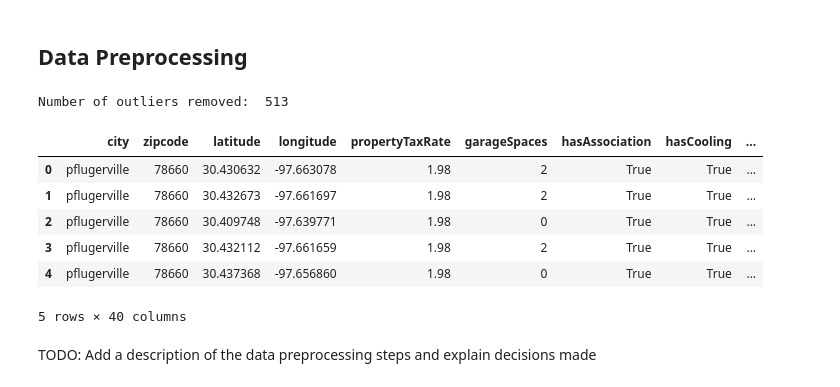
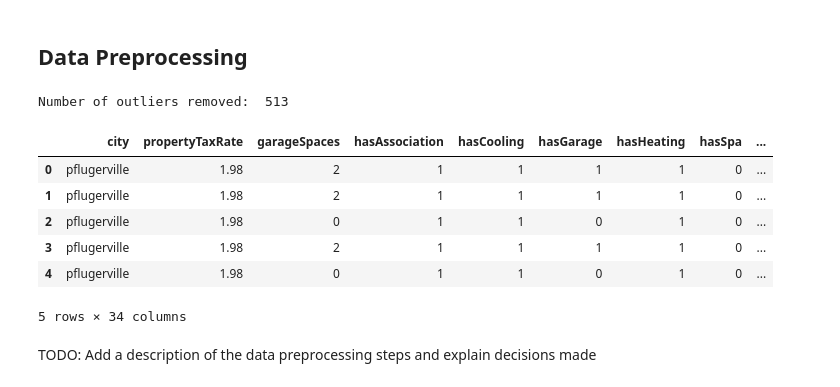
Before and after one commit to QuinnMatthews/MLinPyNotebooks, a Jupyter notebook: Lab Three/LabThree.ipynb, the cells around one changed output. Drawn from its saved outputs; the diff is of its cells as text; code cells hidden in the pictures.

```diff
--- a/Lab Three/LabThree.ipynb
+++ b/Lab Three/LabThree.ipynb
@@ -19,42 +19,63 @@ data = pd.read_csv('austinHousingData.csv')
 # Update columns
 #
 
-# Drop Street Address, description, homeImage
-data = data.drop(['zpid', 'garageSpaces', 'streetAddress', 'description', 'homeImage', 'numOfPhotos', 'latestPriceSource', 'numPriceChanges'], axis=1)
+# Drop columns that are not useful for the analysis
+data = data.drop(['zpid',
+                  'streetAddress',
+                  'description',
+                  'homeImage',
+                  'numOfPhotos',
+                  'latestPriceSource',
+                  'numPriceChanges',
+                  'zipcode',
+                  'latitude',
+                  'longitude',
+                  ], axis=1)
 
 # Remove extreme outliers
 third_quartile = data['latestPrice'].quantile(0.75)
 first_quartile = data['latestPrice'].quantile(0.25)
 IQR = third_quartile - first_quartile
 
 initial_count = data.shape[0]
 data = data[data['latestPrice'] < (third_quartile + 3 * IQR)]
 data = data[data['latestPrice'] > (first_quartile - 3 * IQR)]
 print("Number of outliers removed: ", initial_count - data.shape[0])
 
 # Set the latestPrice to a categorical variable
 data['latestPrice'] = pd.cut(data['latestPrice'],
                              bins=[0,
                                    data['latestPrice'].quantile(0.33),
                                    data['latestPrice'].quantile(0.66),
                                    data['latestPrice'].max()],
                              labels=['Low', 'Medium', 'High'])
+data['latestPrice'] = pd.Categorical(data['latestPrice'], categories=['Low', 'Medium', 'High'], ordered=True)
+
+# Combine the numOfSchools into one column
+data['numOfSchools'] = data['numOfPrimarySchools'] + data['numOfElementarySchools'] + data['numOfMiddleSchools'] + data['numOfHighSchools']
+data = data.drop(['numOfPrimarySchools', 'numOfElementarySchools', 'numOfMiddleSchools', 'numOfHighSchools'], axis=1)
+
+# Conver true/false to 1/0
+for col in data.columns:
+    if data[col].dtype == 'bool':
+        data[col] = data[col].astype(int)
+
 
 #
 # Display Data information
 #
 
 # Print the first 5 rows of the dataframe.
 data.head()
 # %% [output]
 Number of outliers removed:  513
-|  | city | zipcode | latitude | longitude | propertyTaxRate | garageSpaces | hasAssociation | hasCooling | ... |
-| 0 | pflugerville | 78660 | 30.430632 | -97.663078 | 1.98 | 2 | True | True | ... |
-| 1 | pflugerville | 78660 | 30.432673 | -97.661697 | 1.98 | 2 | True | True | ... |
-| 2 | pflugerville | 78660 | 30.409748 | -97.639771 | 1.98 | 0 | True | True | ... |
-| 3 | pflugerville | 78660 | 30.432112 | -97.661659 | 1.98 | 2 | True | True | ... |
-| 4 | pflugerville | 78660 | 30.437368 | -97.656860 | 1.98 | 0 | True | True | ... |
+|  | city | propertyTaxRate | garageSpaces | hasAssociation | hasCooling | hasGarage | hasHeating | hasSpa | ... |
+| 0 | pflugerville | 1.98 | 2 | 1 | 1 | 1 | 1 | 0 | ... |
+| 1 | pflugerville | 1.98 | 2 | 1 | 1 | 1 | 1 | 0 | ... |
+| 2 | pflugerville | 1.98 | 0 | 1 | 1 | 0 | 1 | 0 | ... |
+| 3 | pflugerville | 1.98 | 2 | 1 | 1 | 1 | 1 | 0 | ... |
+| 4 | pflugerville | 1.98 | 0 | 1 | 1 | 0 | 1 | 0 | ... |
-5 rows × 40 columns
+5 rows × 34 columns
 # %% [markdown]
 TODO: Add a description of the data preprocessing steps and explain decisions made
 # %% [markdown]
```
Also changed, not shown: parts of 17 cells of this notebook, 1 other file.
